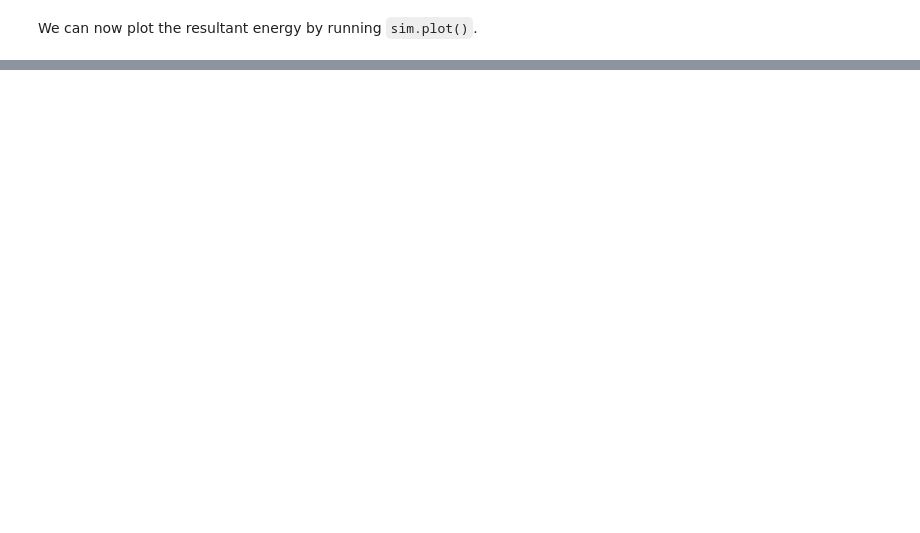
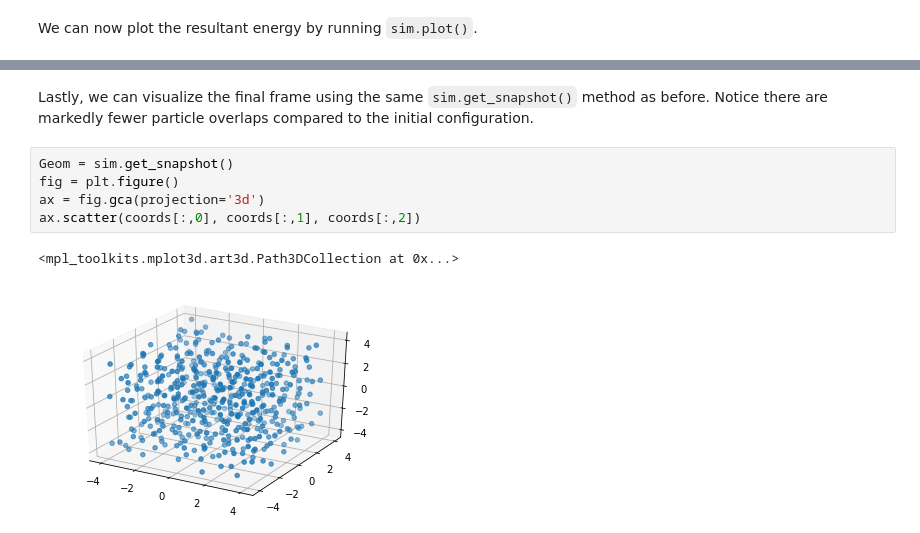
Before and after one commit to MolSSI-Education/mm_2019_sss_1, a Jupyter notebook: examples/random_init.ipynb, the cells around one changed output, grey strips where cells are left out. Drawn from its saved outputs; the diff is of its cells as text; blank space fills up the shorter version.

```diff
--- a/examples/random_init.ipynb
+++ b/examples/random_init.ipynb
@@ -82,0 +149,10 @@ sim.plot()
+# %% [markdown]
+Lastly, we can visualize the final frame using the same `sim.get_snapshot()` method as before. Notice there are markedly fewer particle overlaps compared to the initial configuration.
+# %%
+Geom = sim.get_snapshot()
+fig = plt.figure()
+ax = fig.gca(projection='3d')
+ax.scatter(coords[:,0], coords[:,1], coords[:,2])
+# %% [output]
+<mpl_toolkits.mplot3d.art3d.Path3DCollection at 0x...>
+[figure, added]
```
Also changed, not shown: parts of 22 cells of this notebook, 52 other files.
